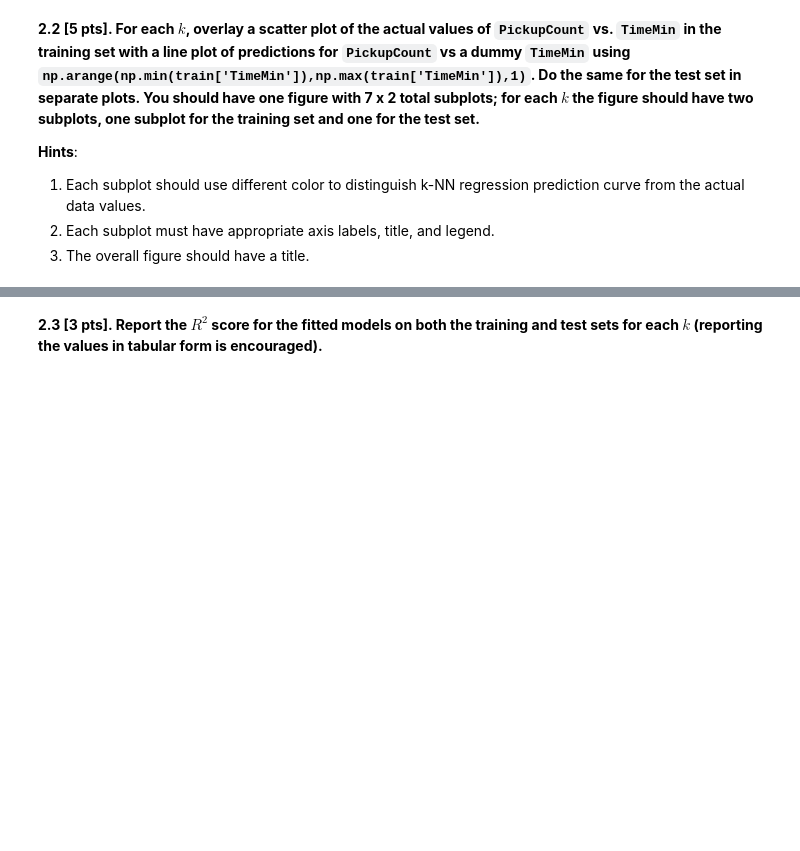
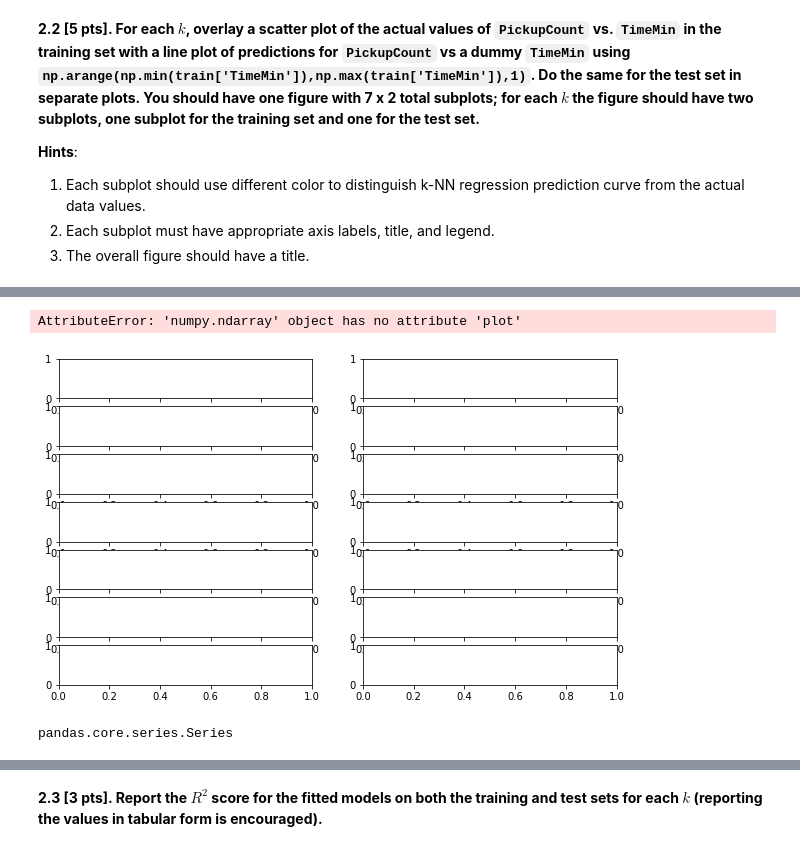
Before and after one commit to CreditPy/2021-s109a, a Jupyter notebook: cs_s109a_hw2/cs_s109a_hw2.ipynb, the cells around one changed output, grey strips where cells are left out. Cells and saved outputs as stored; diff of their text form; code cells hidden in the pictures; blank space fills up the shorter version.

```diff
--- a/cs_s109a_hw2/cs_s109a_hw2.ipynb
+++ b/cs_s109a_hw2/cs_s109a_hw2.ipynb
@@ -202,3 +332,25 @@ In lecture we've seen $k$-Nearest Neighbors ($k$-NN) Regression, a non-parametri
+# %%
+fig, ax = plt.subplots(7,2, figsize=(10,6))
+
+# scatter plots can be created with either the scatter or plot functions (with an additional argument)
+# ax.plot(data['TimeMin'],data['PickupCount'])
+# ax.plot(X_test, y_test, '*', label="test data", c = "black")
+
+dummy_train = np.arange(np.min(X_train),np.max(X_train),1).reshape(-1,1)
+
+# let's unpack the dictionary to its elements (items) which is the k and Regressor
+for k, model in KNNModels.items():
+    predictions = model.predict(dummy_train)
+    ax.plot(dummy_train, predictions, label="{}-NN".format(k))
+
+ax.legend();
+# %% [output]
+AttributeError: 'numpy.ndarray' object has no attribute 'plot'
+[figure, added]
 # %%
 # Plot predictions vs actual
 # your code here
+# %%
+type(X_train)
+# %% [output]
+pandas.core.series.Series
```
Also changed, not shown: parts of 10 cells of this notebook.
